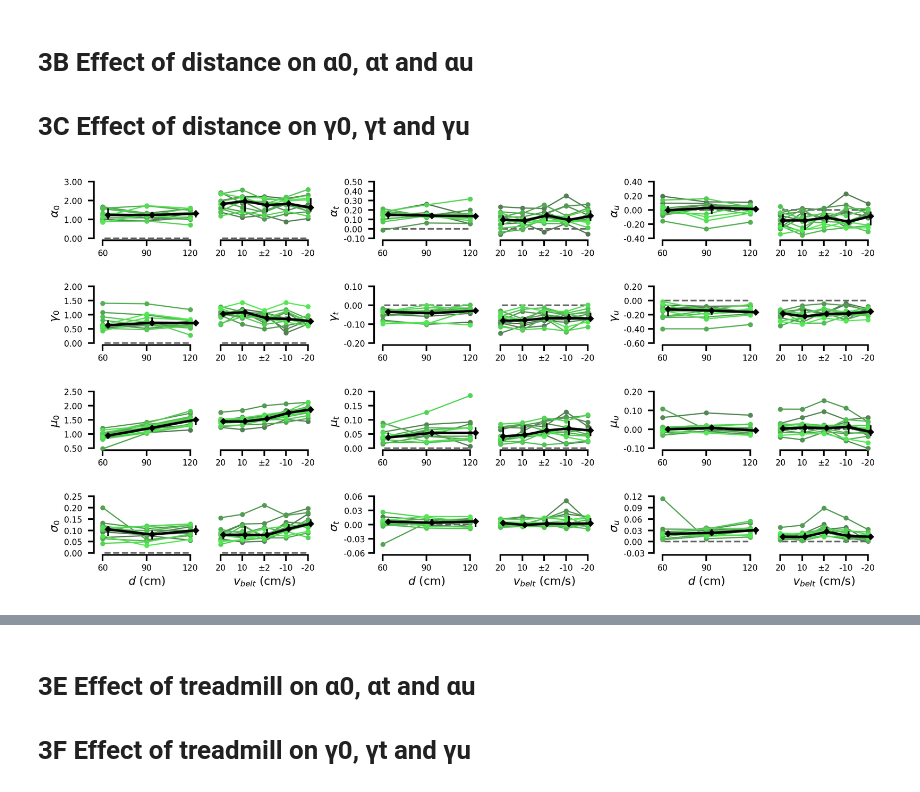
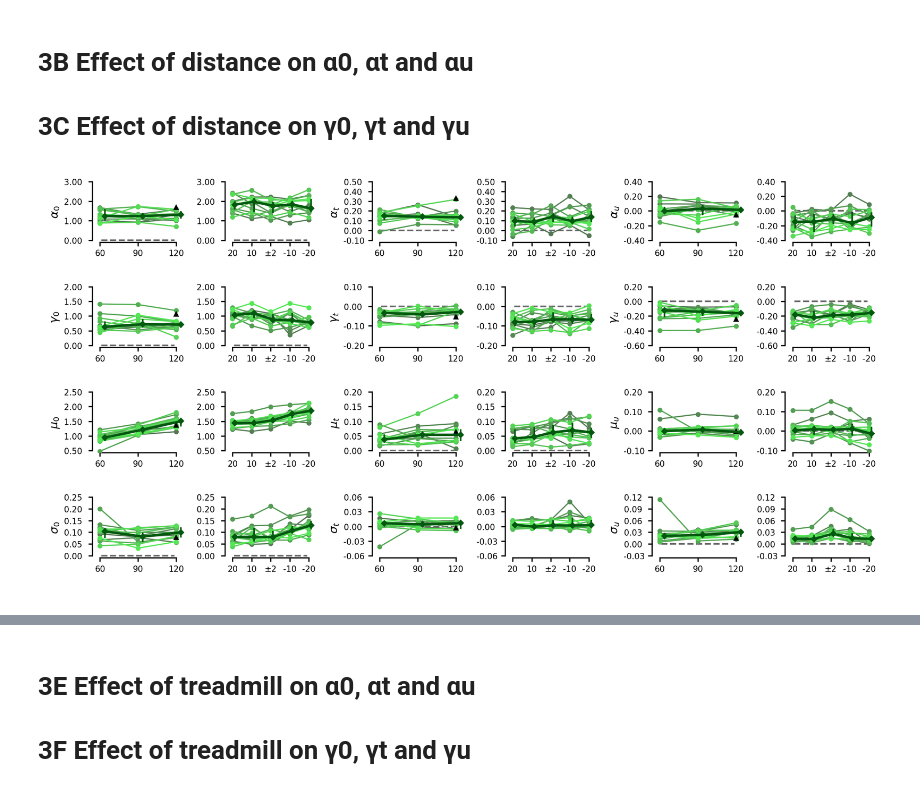
Before and after one commit to HeathenToaster/RunningFastAndSlow, a Jupyter notebook: Figure_S1213.ipynb, the cells around one changed output, grey strips where cells are left out. Drawn from its saved outputs; the diff is of its cells as text; code cells hidden in the pictures.

```diff
--- a/Figure_S1213.ipynb
+++ b/Figure_S1213.ipynb
@@ -474,34 +79,0 @@ NameError: name 'ex_run_speed' is not defined
-# %%
-fig = plt.figure(figsize=(cm2inch(9), cm2inch(9)),
-                 constrained_layout=True, facecolor='w', dpi=600)
-
-gs0 = fig.add_gridspec(2, 1, height_ratios=[1, 1])
-
-row1 = gs0[0].subgridspec(1, 2)
-ax0 = plt.subplot(row1[0])
-ax1 = plt.subplot(row1[1])
-
-row2 = gs0[1].subgridspec(1, 4)
-ax2 = plt.subplot(row2[0])
-ax3 = plt.subplot(row2[1])
-ax4 = plt.subplot(row2[2])
-ax5 = plt.subplot(row2[3])
-
-
-regression_permutation(run_speeds, dist_or_tm='dist', varname='Run speed',
-                        ax_slope=ax2, yticks_slope=[-10, 0, 10, 20], lesioned_animals=True,
-                        ax_intercept=ax3, y_ticks_intercept=[0, 20, 40, 60, 80])
-
-regression_permutation(run_speeds, dist_or_tm='tm', varname='Run speed',
-                        ax_slope=ax4, yticks_slope=[-10, 0, 10, 20], lesioned_animals=True,
-                        ax_intercept=ax5, y_ticks_intercept=[0, 20, 40, 60, 80])
-
-
-# Figure4C_stats(run_speeds, ax_slope=ax2, ax_intercept=ax3)
-
-
-plot_model_parameter('run_speed', dist_or_tm='dist', show_ex=True, ax=ax0,
-                         show_xlabel=True, show_ylabel=True)
-
-plot_model_parameter('run_speed', dist_or_tm='tm', show_ex=False, ax=ax1,
-                         show_xlabel=True, show_ylabel=True)
@@ -514,7 +83,7 @@ KeyError: '60'
 # %%
 
 def plot_model_parameter(param_name, dist_or_tm='dist', show_ex=False, ax=None, show_xlabel=False, show_ylabel=False, hide_y=False,
-                         lesioned_animals=False):
+                         lesioned_animals=False, median_color='k'):
 
     if not lesioned_animals:
         animalList = ['RatF00', 'RatF01', 'RatF02', 'RatM00', 'RatM01', 'RatM02',
@@ -558,35 +127,36 @@ def plot_model_parameter(param_name, dist_or_tm='dist', show_ex=False, ax=None,
         ax.set_xlabel(xlabel)
     else:
         ax.set_xlabel(" ")
 
     ax.set_ylim(params['yticks'][0], params['yticks'][-1])
     ax.set_yticks(params['yticks'])
     if param_name not in ['run_speed', 'run_speed_lesion']:
         ax.yaxis.set_major_formatter('{x:<5.2f}')
     if show_ylabel:
         ax.set_ylabel(params['ylabel'])
     if hide_y:
         ax.spines['left'].set_visible(False)
         ax.tick_params(left=False, labelleft=False)
 
     space_axes(ax, x_ratio_left=.1, x_ratio_right=.1)
-    plotmedian(params['fit'], ax=ax, dist_or_tm=dist_or_tm, animalList=animalList, err='percentile')
+    plotmedian(params['fit'], ax=ax, dist_or_tm=dist_or_tm, animalList=animalList, err='percentile', color=median_color)
+
 
 
 fig, axs = plt.subplots(4, 6, figsize=(cm2inch(18), cm2inch(9)))
 param_names = [name for name in list(PLOT_PARAMS.keys()) for _ in (0, 1)]
 
 for i, ax in enumerate(axs.ravel()):
     if i % 2 == 0:
         dist_or_tm = 'dist'
     else:
         dist_or_tm = 'tm'
 
-    show_xlabel = True if i >= 18 else False
+    show_xlabel = False
     show_ylabel = True if i % 2 == 0 else False
     show_ex = True if i % 2 == 0 else False
     plot_model_parameter(param_names[i], dist_or_tm=dist_or_tm, show_ex=show_ex, ax=ax,
-                         show_xlabel=show_xlabel, show_ylabel=show_ylabel
-                         )
+                         show_xlabel=show_xlabel, show_ylabel=show_ylabel, lesioned_animals=True,
+                         median_color='xkcd:deep green')
 # %% [output]
-[figure, old version]
+[figure, new version]
```
Also changed, not shown: parts of 11 cells of this notebook, 12 other files.
